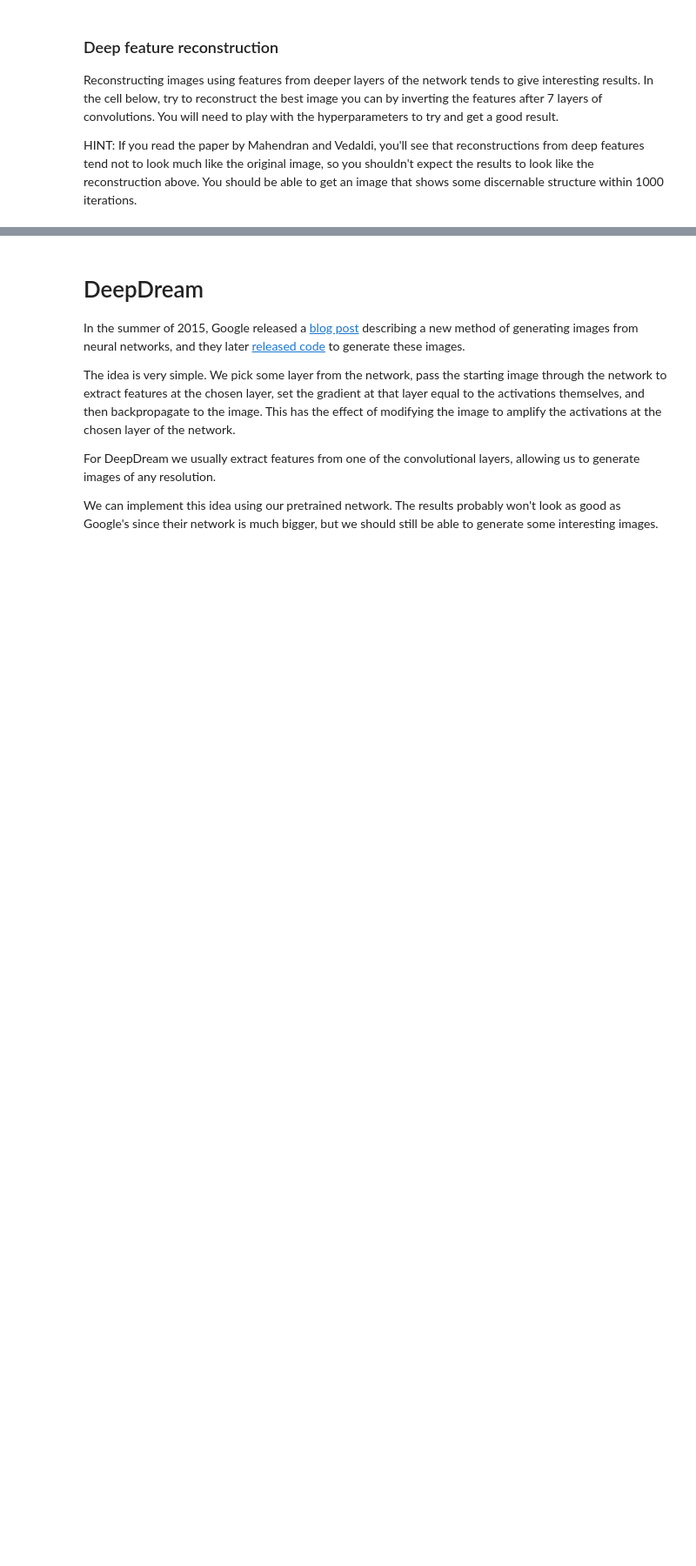
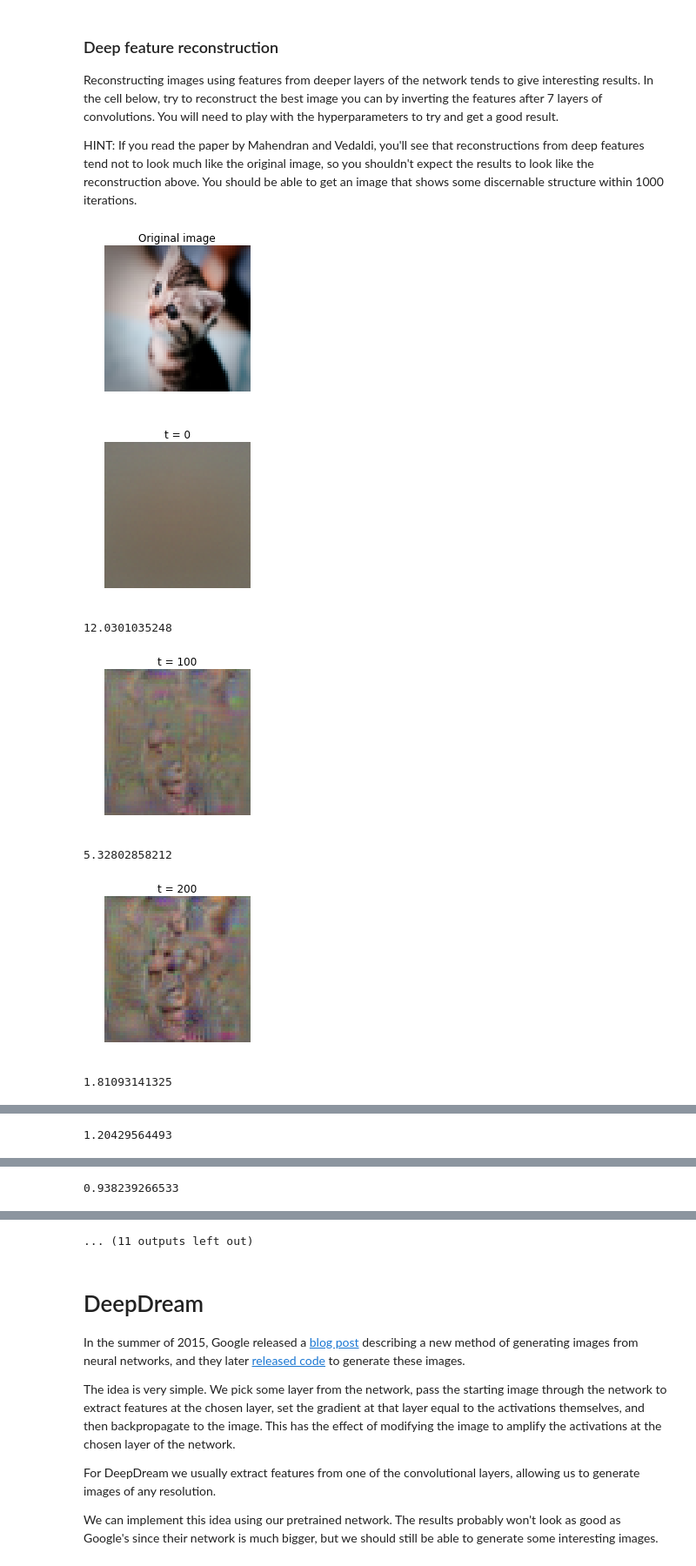
Before and after one commit to adambielski/cs231n, a Jupyter notebook: assignment3/ImageGeneration.ipynb, the cells around one changed output, grey strips where cells are left out. Shown at 87% size. Saved outputs shown, nothing was run; the diff lists cells and outputs as text; code cells hidden in the pictures; blank space fills up the shorter version.

Commit message:
Added missing ImageGradients and ImageGeneration

```diff
--- a/assignment3/ImageGeneration.ipynb
+++ b/assignment3/ImageGeneration.ipynb
@@ -91,7 +97,14 @@ def create_class_visualization(target_y, model, **kwargs):
     # add L2 regularization to dX and update the image X using the image       #
     # gradient and the learning rate.                                          #
     ############################################################################
-    pass
+    scores, cache = model.forward(X, mode='test')
+    #print scores[0,target_y], np.max(scores)
+    #loss, dscores = softmax_loss(scores, target_y)
+    dscores = np.zeros((1,100))
+    dscores[0,target_y] = 1
+    dX, grads = model.backward(dscores, cache)
+    dX += 2*l2_reg*X
+    X += learning_rate*dX
     ############################################################################
     #                             END OF YOUR CODE                             #
     ############################################################################
@@ -181,7 +200,12 @@ def invert_features(target_feats, layer, model, **kwargs):
     # large pixel values in the generated image using the l2_reg parameter;    #
     # then update the generated image using the learning_rate from above.      #
     ############################################################################
-    pass
+    feats, cache = model.forward(X, end=layer, mode='test')
+    loss = np.sum(np.square(feats-target_feats)) + 2*l2_reg*np.sum(np.square(X))
+    dL_dfeats = 2*(feats-target_feats)
+    dX, grads = model.backward(dL_dfeats, cache)
+    dX += 2*l2_reg*X
+    X -= learning_rate*dX
     ############################################################################
     #                             END OF YOUR CODE                             #
     ############################################################################
@@ -199,6 +223,7 @@ def invert_features(target_feats, layer, model, **kwargs):
       plt.axis('off')
       plt.title('t = %d' % t)
       plt.show()
+      print np.mean(loss)
 # %% [markdown]
 ### Shallow feature reconstruction
 After implementing the feature inversion above, run the following cell to try and reconstruct features from the fourth convolutional layer of the pretrained model. You should be able to reconstruct the features using the provided optimization parameters.
@@ -237,28 +274,36 @@ HINT: If you read the paper by Mahendran and Vedaldi, you'll see that reconstruc
 # %%
 filename = 'kitten.jpg'
 layer = 6 # layers start from 0 so these are features after 7 convolutions
 img = imresize(imread(filename), (64, 64))
 
 plt.imshow(img)
 plt.gcf().set_size_inches(3, 3)
 plt.title('Original image')
 plt.axis('off')
 plt.show()
 
 # Preprocess the image before passing it to the network:
 # subtract the mean, add a dimension, etc
 img_pre = preprocess_image(img, data['mean_image'])
 
 # Extract features from the image
 feats, _ = model.forward(img_pre, end=layer)
 
 # Invert the features
 # You will need to play with these parameters.
 kwargs = {
   'num_iterations': 1000,
-  'learning_rate': 0,
-  'l2_reg': 0,
+  'learning_rate': 10000,
+  'l2_reg': 2e-8,
   'show_every': 100,
-  'blur_every': 0,
+  'blur_every': 20,
 }
 X = invert_features(feats, layer, model, **kwargs)
+# %% [output]
+[figure, added]
+[figure, added]
+12.0301035248
+[figure, added]
+5.32802858212
+[figure, added]
+1.81093141325
@@ -264,0 +311 @@ X = invert_features(feats, layer, model, **kwargs)
+1.20429564493
@@ -264,0 +313 @@ X = invert_features(feats, layer, model, **kwargs)
+0.938239266533
@@ -265,3 +315,4 @@ X = invert_features(feats, layer, model, **kwargs)
+... (11 outputs left out)
 # %% [markdown]
 # DeepDream
 In the summer of 2015, Google released a [blog post](http://googleresearch.blogspot.com/2015/06/inceptionism-going-deeper-into-neural.html) describing a new method of generating images from neural networks, and they later [released code](https://github.com/google/deepdream) to generate these images.
```
Also changed, not shown: parts of 6 cells of this notebook, 3 other files.
